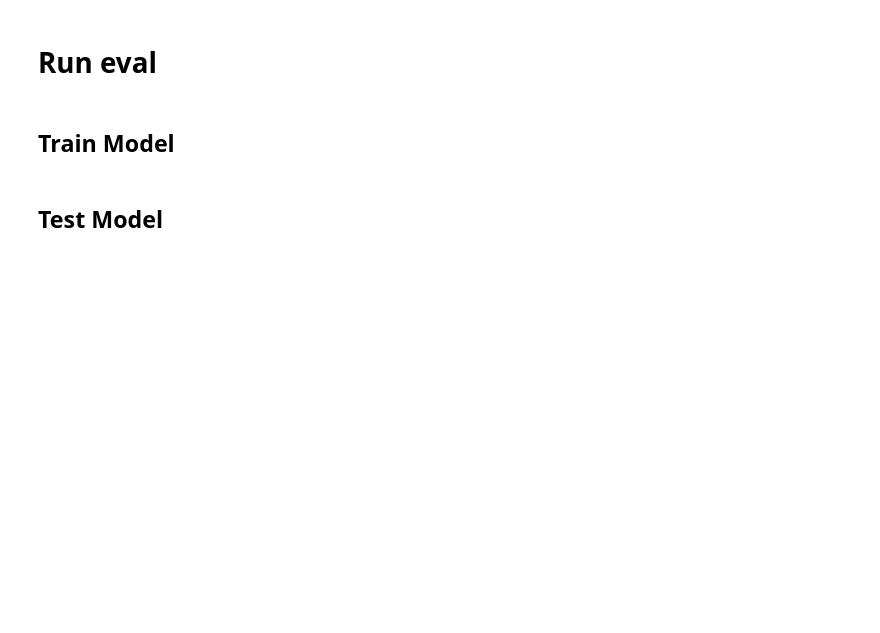
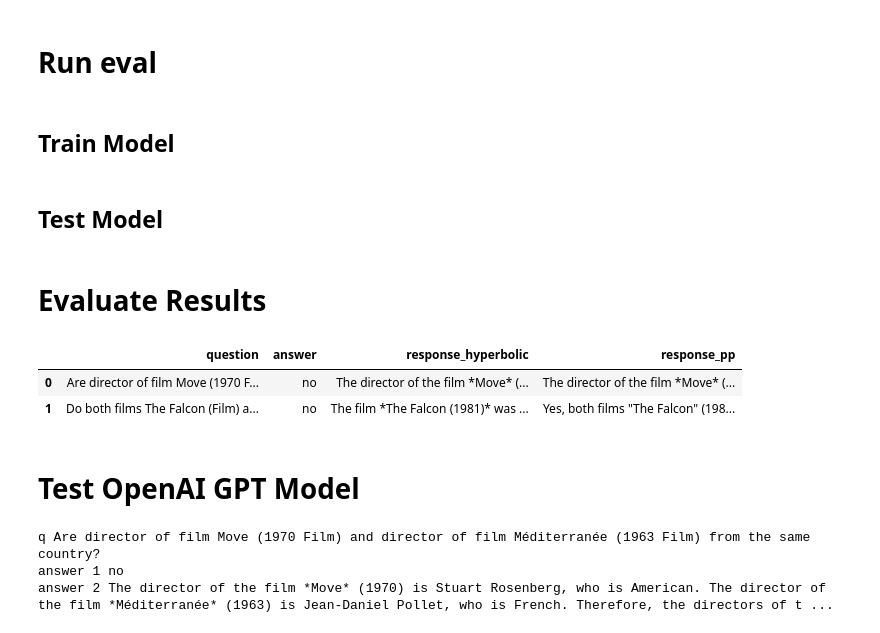
Before and after one commit to sourface94/curve_rag, a Jupyter notebook: Evaluation.ipynb, the cells around one changed output. Cells and saved outputs as stored; diff of their text form; code cells hidden in the pictures; blank space fills up the shorter version.

```diff
--- a/Evaluation.ipynb
+++ b/Evaluation.ipynb
@@ -76,3 +97,17 @@ responses_ = []
 for i in range(dataset_size):
     resp = rag.query(train[i]['question'], traversal='hyperbolic')
     responses_.append(resp)
+# %% [markdown]
+# Evaluate Results
+# %%
+pd.set_option('display.max_colwidth', None)
+# %%
+results_df = pd.read_csv('results.csv')
+# %%
+results_df.head(2)
+# %% [output]
+|  | question | answer | response_hyperbolic | response_pp |
+| 0 | Are director of film Move (1970 F... | no | The director of the film *Move* (... | The director of the film *Move* (... |
+| 1 | Do both films The Falcon (Film) a... | no | The film *The Falcon (1981)* was ... | Yes, both films "The Falcon" (198... |
+# %% [markdown]
+# Test OpenAI GPT Model
@@ -78,0 +134,8 @@ for i in range(dataset_size):
+# %%
+print('q', q)
+print('answer 1', a1)
+print('answer 2', a2)
+# %% [output]
+q Are director of film Move (1970 Film) and director of film Méditerranée (1963 Film) from the same country?
+answer 1 no
+answer 2 The director of the film *Move* (1970) is Stuart Rosenberg, who is American. The director of the film *Méditerranée* (1963) is Jean-Daniel Pollet, who is French. Therefore, the directors of t ...
```
Also changed, not shown: parts of 20 cells of this notebook.
